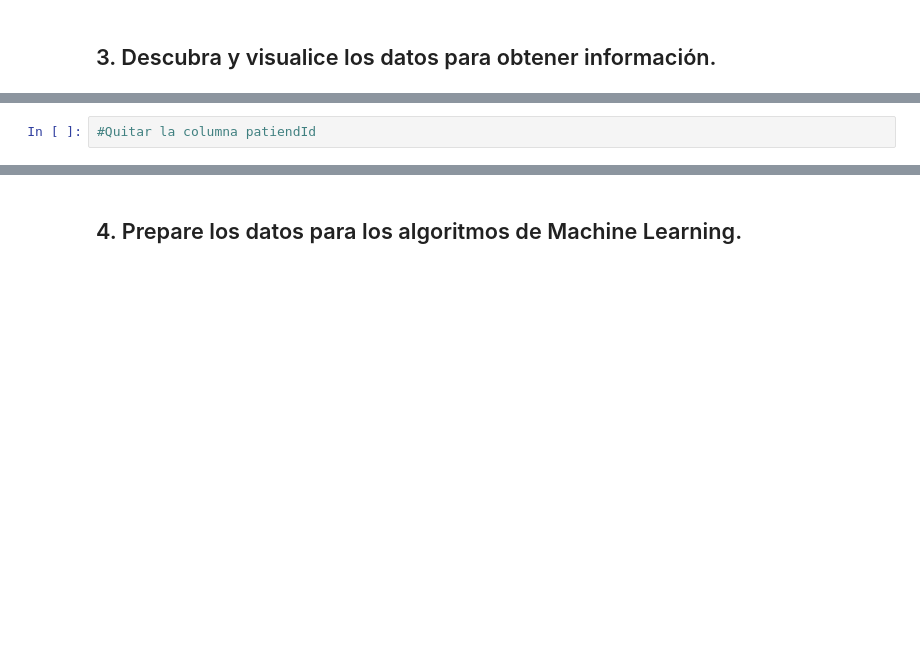
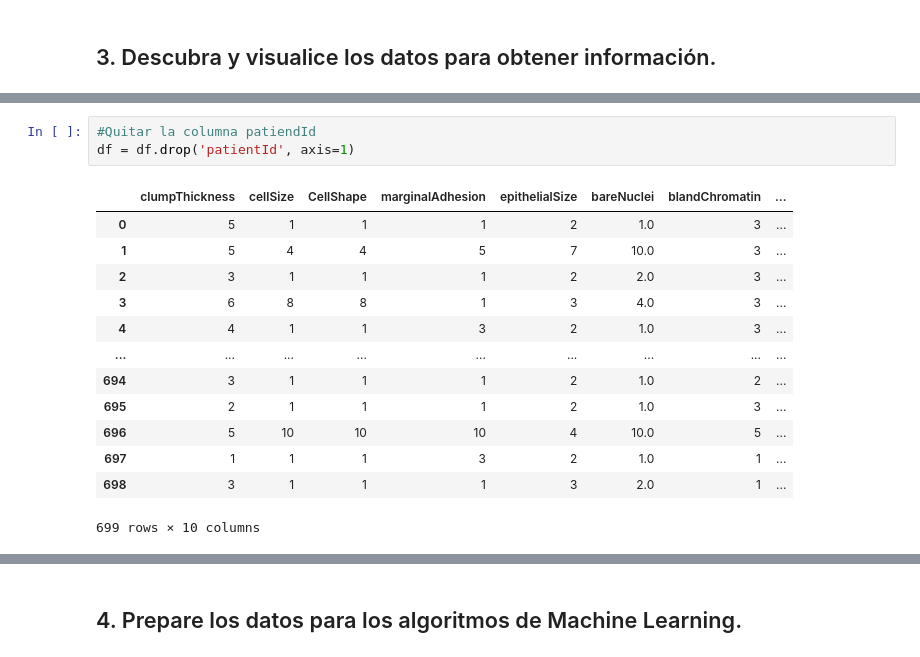
Before and after one commit to HectorManu/digital_image_processing, a Jupyter notebook: DL_08_ML_DecisionTree-RandomForest/DL_08_ML_DecisionTree-RandomForest_clase13feb.ipynb, the cells around one changed output, grey strips where cells are left out. Cells and saved outputs as stored; diff of their text form; blank space fills up the shorter version.

```diff
--- a/DL_08_ML_DecisionTree-RandomForest/DL_08_ML_DecisionTree-RandomForest_clase13feb.ipynb
+++ b/DL_08_ML_DecisionTree-RandomForest/DL_08_ML_DecisionTree-RandomForest_clase13feb.ipynb
@@ -113,5 +117,20 @@ array(['patientId', 'clumpThickness', 'cellSize', 'CellShape',
 (699, 11)
 # %%
 #Quitar la columna patiendId
+df = df.drop('patientId', axis=1)
+# %% [output]
+|  | clumpThickness | cellSize | CellShape | marginalAdhesion | epithelialSize | bareNuclei | blandChromatin | ... |
+| 0 | 5 | 1 | 1 | 1 | 2 | 1.0 | 3 | ... |
+| 1 | 5 | 4 | 4 | 5 | 7 | 10.0 | 3 | ... |
+| 2 | 3 | 1 | 1 | 1 | 2 | 2.0 | 3 | ... |
+| 3 | 6 | 8 | 8 | 1 | 3 | 4.0 | 3 | ... |
+| 4 | 4 | 1 | 1 | 3 | 2 | 1.0 | 3 | ... |
+| ... | ... | ... | ... | ... | ... | ... | ... | ... |
+| 694 | 3 | 1 | 1 | 1 | 2 | 1.0 | 2 | ... |
+| 695 | 2 | 1 | 1 | 1 | 2 | 1.0 | 3 | ... |
+| 696 | 5 | 10 | 10 | 10 | 4 | 10.0 | 5 | ... |
+| 697 | 1 | 1 | 1 | 3 | 2 | 1.0 | 1 | ... |
+| 698 | 3 | 1 | 1 | 1 | 3 | 2.0 | 1 | ... |
+699 rows × 10 columns
 # %%
 #De manera general checar si hay elementos 'NaN'
```
Also changed, not shown: parts of 36 cells of this notebook, 3 other files.
